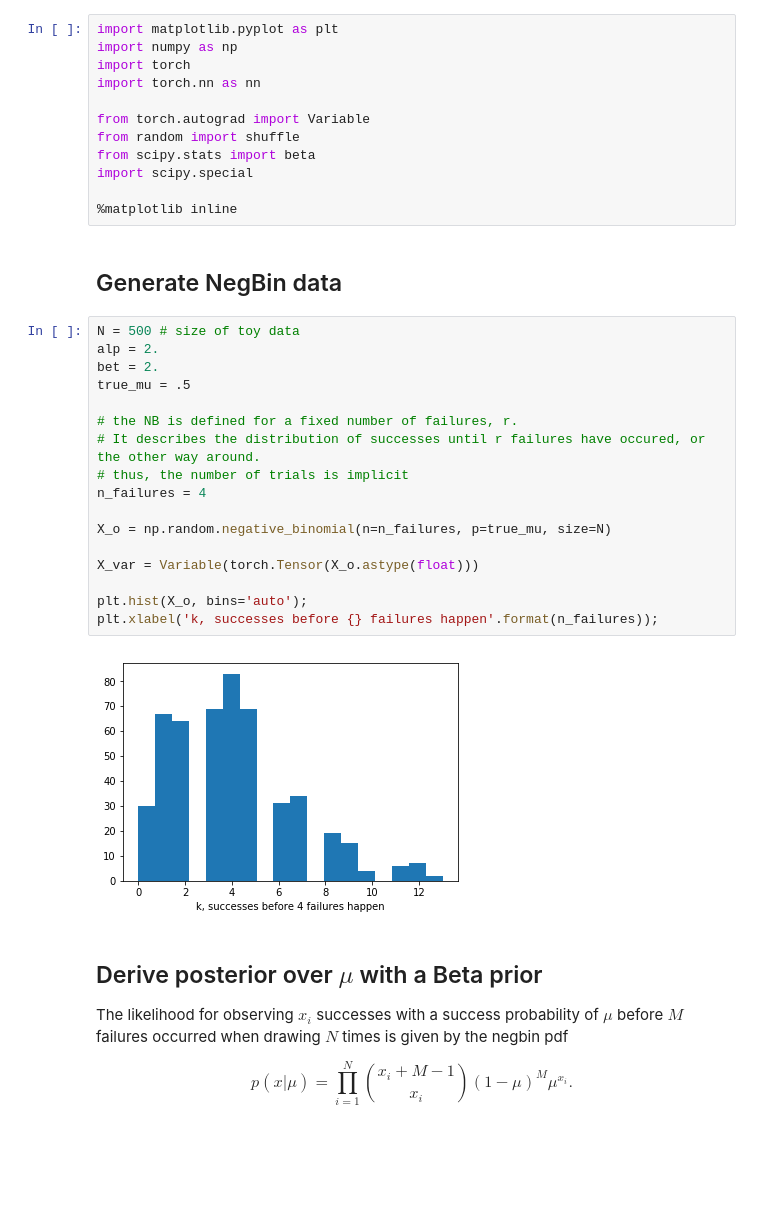
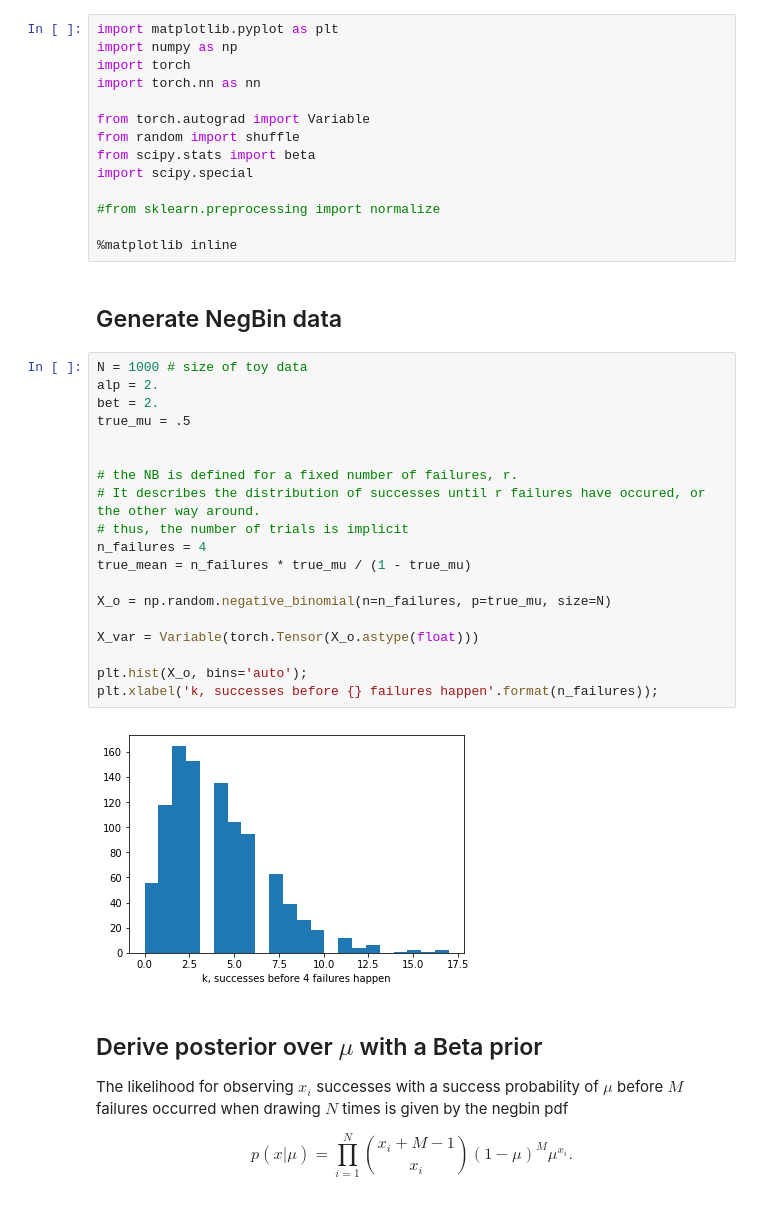
Before and after one commit to janfb/mcabc, a Jupyter notebook: NegBin_fitting_MDN.ipynb, the cells around one changed output. Drawn from its saved outputs; the diff is of its cells as text; blank space fills up the shorter version.

```diff
--- a/NegBin_fitting_MDN.ipynb
+++ b/NegBin_fitting_MDN.ipynb
@@ -9,28 +9,32 @@ from random import shuffle
 from scipy.stats import beta
 import scipy.special
 
+#from sklearn.preprocessing import normalize
+
 %matplotlib inline
 # %% [markdown]
 ## Generate NegBin data
 # %%
-N = 500 # size of toy data
+N = 1000 # size of toy data
 alp = 2.
 bet = 2.
 true_mu = .5
+
 
 # the NB is defined for a fixed number of failures, r.
 # It describes the distribution of successes until r failures have occured, or the other way around.
 # thus, the number of trials is implicit
 n_failures = 4
+true_mean = n_failures * true_mu / (1 - true_mu)
 
 X_o = np.random.negative_binomial(n=n_failures, p=true_mu, size=N)
 
 X_var = Variable(torch.Tensor(X_o.astype(float)))
 
 plt.hist(X_o, bins='auto');
 plt.xlabel('k, successes before {} failures happen'.format(n_failures));
 # %% [output]
-[figure, old version]
+[figure, new version]
 # %% [markdown]
 ## Derive posterior over $\mu$ with a Beta prior
 
```
Also changed, not shown: parts of 12 cells of this notebook.
